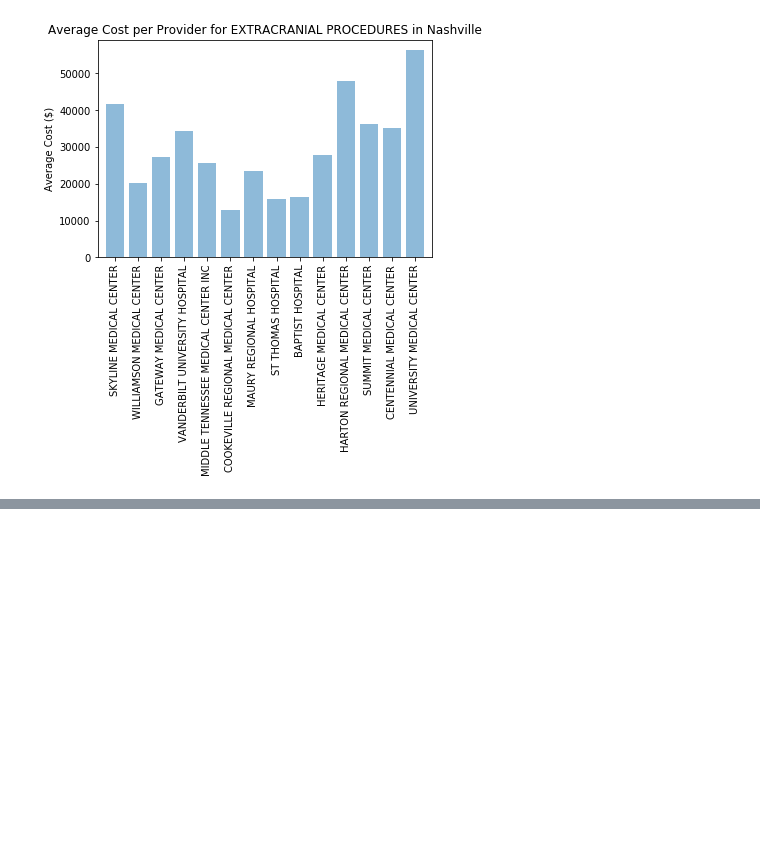
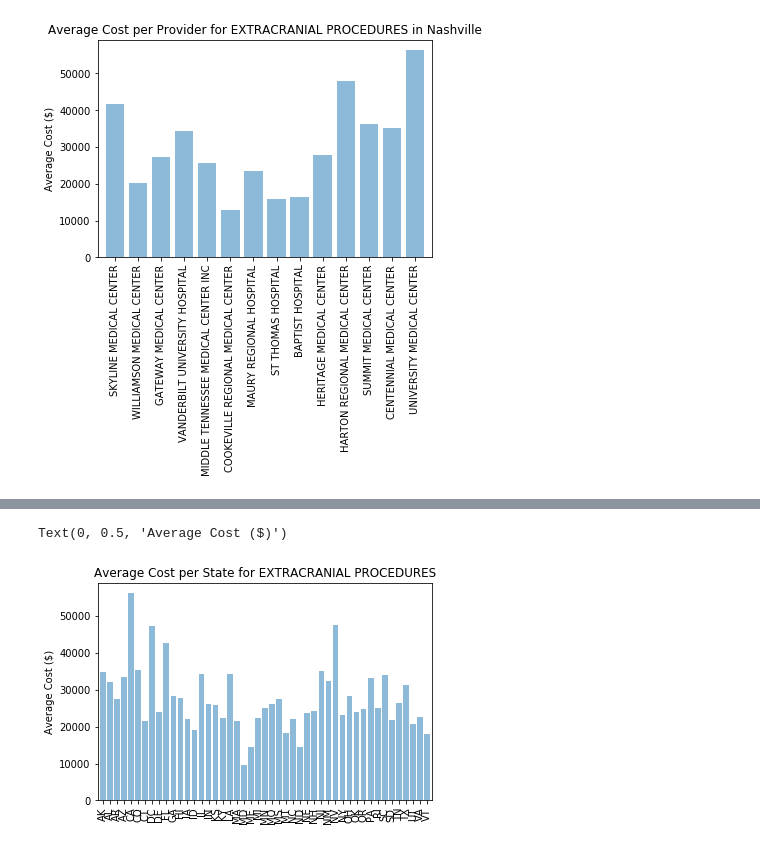
Before and after one commit to santannarenata/Healthcare_project, a Jupyter notebook: Code.ipynb, the cells around one changed output, grey strips where cells are left out. Saved outputs shown, nothing was run; the diff lists cells and outputs as text; code cells hidden in the pictures; blank space fills up the shorter version.

Commit message:
Further updates including the scatter plot

```diff
--- a/Code.ipynb
+++ b/Code.ipynb
@@ -901,0 +892,10 @@ Text(0, 0.5, 'Average Cost ($)')
+# %%
+# Create list to store data of the States for the specific procedure
+
+drg_EXTRACRANIAL_State_List = []
+
+for State in Average_EXTRACRANIAL_Cost_for_data_grouped_by_State_df["provider_state"]:
+    if State not in drg_EXTRACRANIAL_State_List:
+        drg_EXTRACRANIAL_State_List.append(State)
+
+drg_EXTRACRANIAL_State_List
@@ -901,0 +920,10 @@ Text(0, 0.5, 'Average Cost ($)')
+# %%
+# Create list to store data of the Average Charge by State for the specific procedure
+
+drg_EXTRACRANIAL_Average_Covered_Charge_by_State_List = []
+
+for Cost in Average_EXTRACRANIAL_Cost_for_data_grouped_by_State_df["average_covered_charges"]:
+    if Cost not in drg_EXTRACRANIAL_Average_Covered_Charge_by_State_List:
+        drg_EXTRACRANIAL_Average_Covered_Charge_by_State_List.append(Cost)
+
+drg_EXTRACRANIAL_Average_Covered_Charge_by_State_List
@@ -901,0 +974,19 @@ Text(0, 0.5, 'Average Cost ($)')
+# %%
+# Create a Bar Chart of the Average Cost per State for EXTRACRANIAL PROCEDURES
+
+drg_EXTRACRANIAL_Average_Covered_Charge_by_State_List_Values = drg_EXTRACRANIAL_Average_Covered_Charge_by_State_List
+drg_EXTRACRANIAL_State_List_Values = drg_EXTRACRANIAL_State_List
+x_axis = np.arange(len(drg_EXTRACRANIAL_State_List))
+
+plt.bar(x_axis, drg_EXTRACRANIAL_Average_Covered_Charge_by_State_List_Values, alpha=0.5, align="center")
+
+tick_locations = [value for value in x_axis]
+plt.xticks(tick_locations, drg_EXTRACRANIAL_State_List_Values, rotation="vertical")
+
+plt.xlim(-0.75, len(x_axis)-0.25)
+
+plt.title("Average Cost per State for EXTRACRANIAL PROCEDURES")
+plt.ylabel("Average Cost ($)")
+# %% [output]
+Text(0, 0.5, 'Average Cost ($)')
+[figure, added]
```
Also changed, not shown: parts of 15 cells of this notebook.
